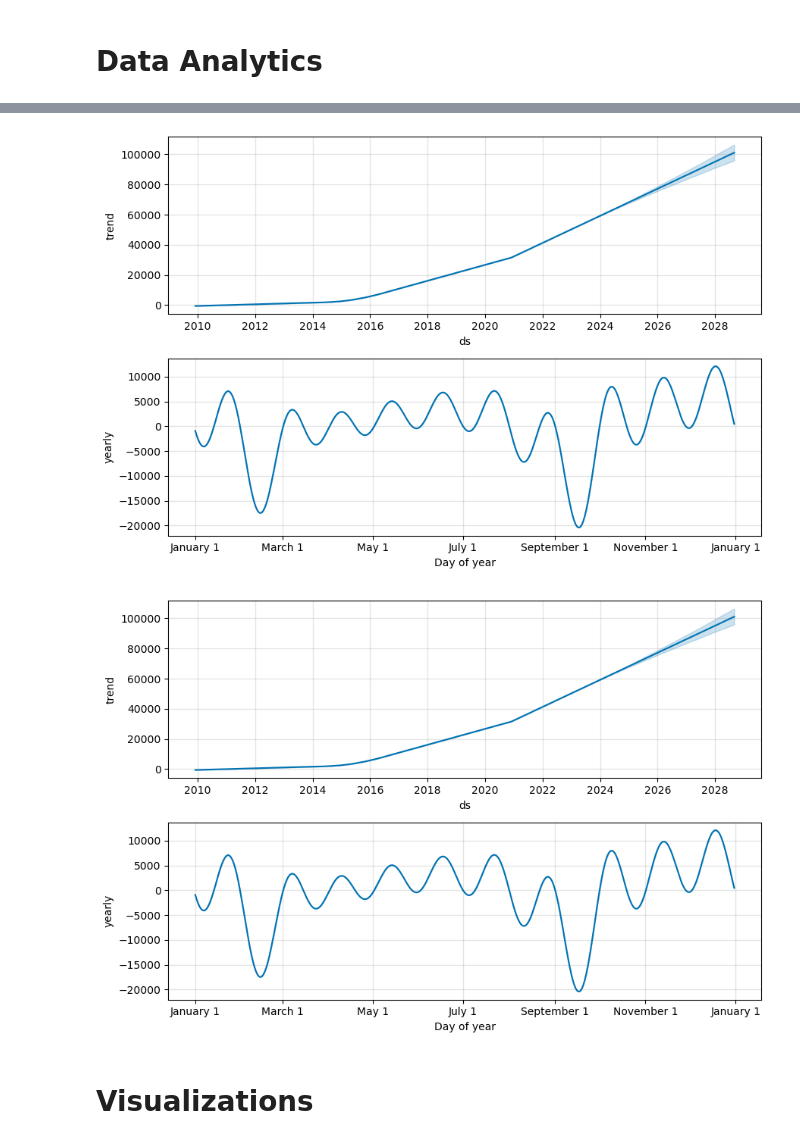
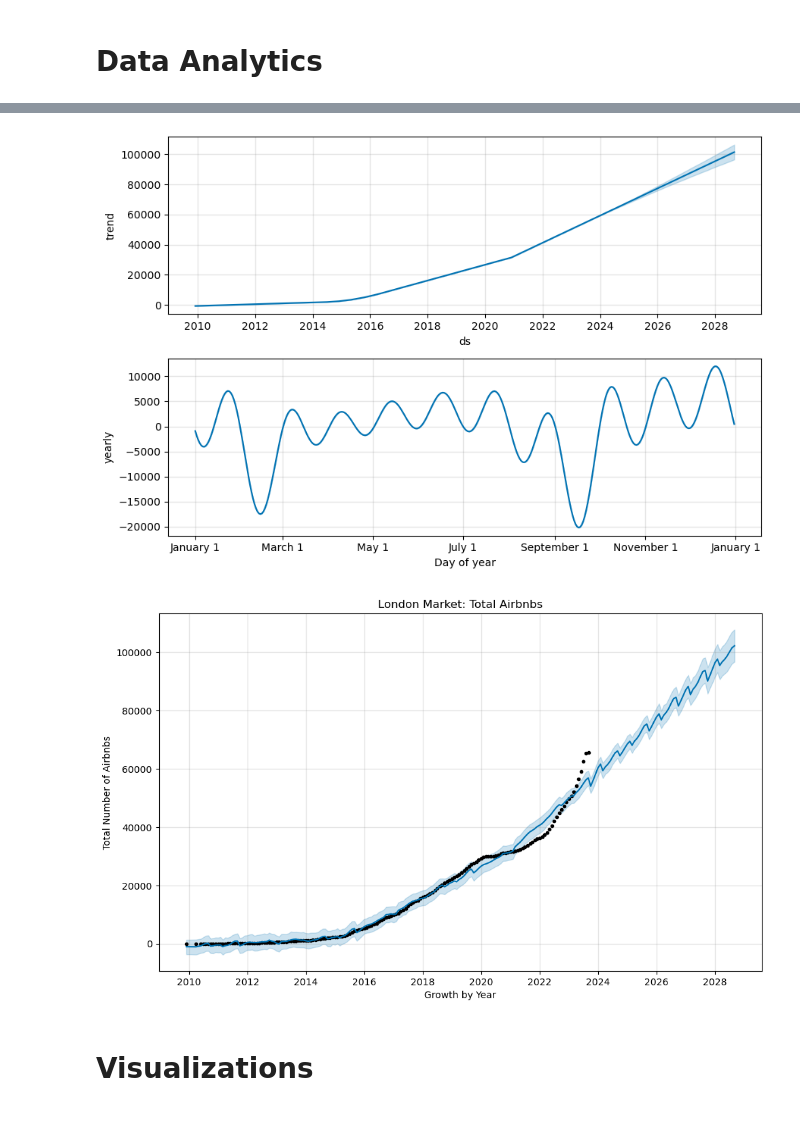
Before and after one commit to mdipinto1/m.c-squared, a Jupyter notebook: data_analysis_notebook_london_md.ipynb, the cells around one changed output, grey strips where cells are left out. Drawn from its saved outputs; the diff is of its cells as text; code cells hidden in the pictures.

```diff
--- a/data_analysis_notebook_london_md.ipynb
+++ b/data_analysis_notebook_london_md.ipynb
@@ -159,4 +171,9 @@ m2.fit(total_bnb_df)
 future_df2 = m2.make_future_dataframe(periods=60, freq='M')
 forecast2 = m2.predict(future_df2)
 m2.plot_components(forecast2)
+fig=m2.plot(forecast2)
+plt.title("London Market: Total Airbnbs")
+plt.xlabel("Growth by Year")
+plt.ylabel("Total Number of Airbnbs")
+plt.show()
 # %% [output]
@@ -165,5 +182,5 @@ m2.plot_components(forecast2)
 [figure]
-[figure, old version]
+[figure, new version]
 # %% [markdown]
 # Visualizations
 # %% [markdown]
```
Also changed, not shown: parts of 9 cells of this notebook, 3 other files.
